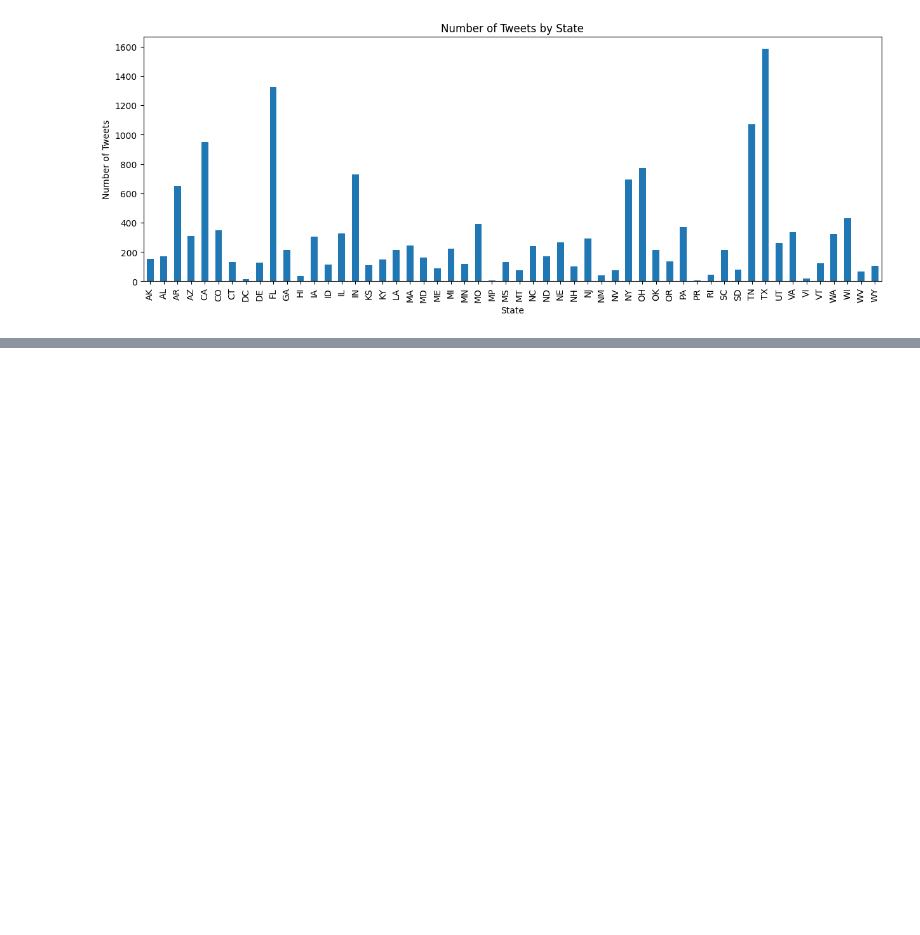
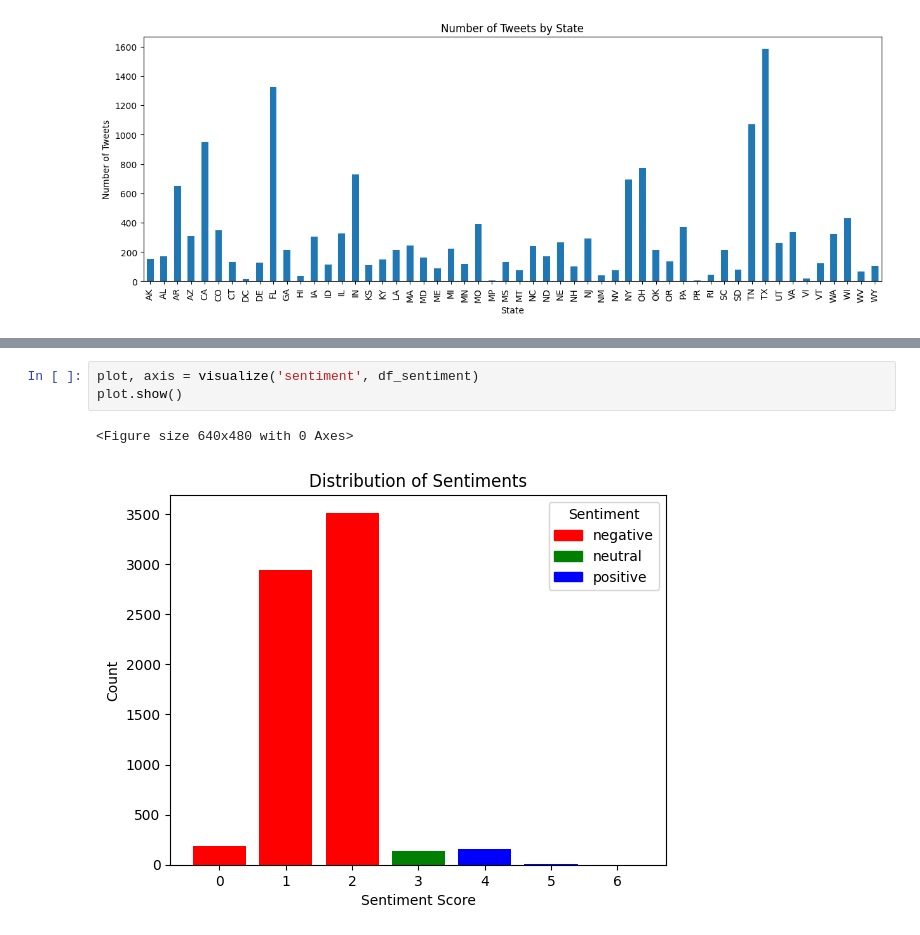
Before and after one commit to gprasad125/dsc180b, a Jupyter notebook: notebooks/EDA_Final.ipynb, the cells around one changed output, grey strips where cells are left out. Drawn from its saved outputs; the diff is of its cells as text; blank space fills up the shorter version.

```diff
--- a/notebooks/EDA_Final.ipynb
+++ b/notebooks/EDA_Final.ipynb
@@ -44,0 +55,6 @@ plot.show()
+# %%
+plot, axis = visualize('sentiment', df_sentiment)
+plot.show()
+# %% [output]
+<Figure size 640x480 with 0 Axes>
+[figure, added]
```
Also changed, not shown: parts of 5 cells of this notebook, 2 other files.
